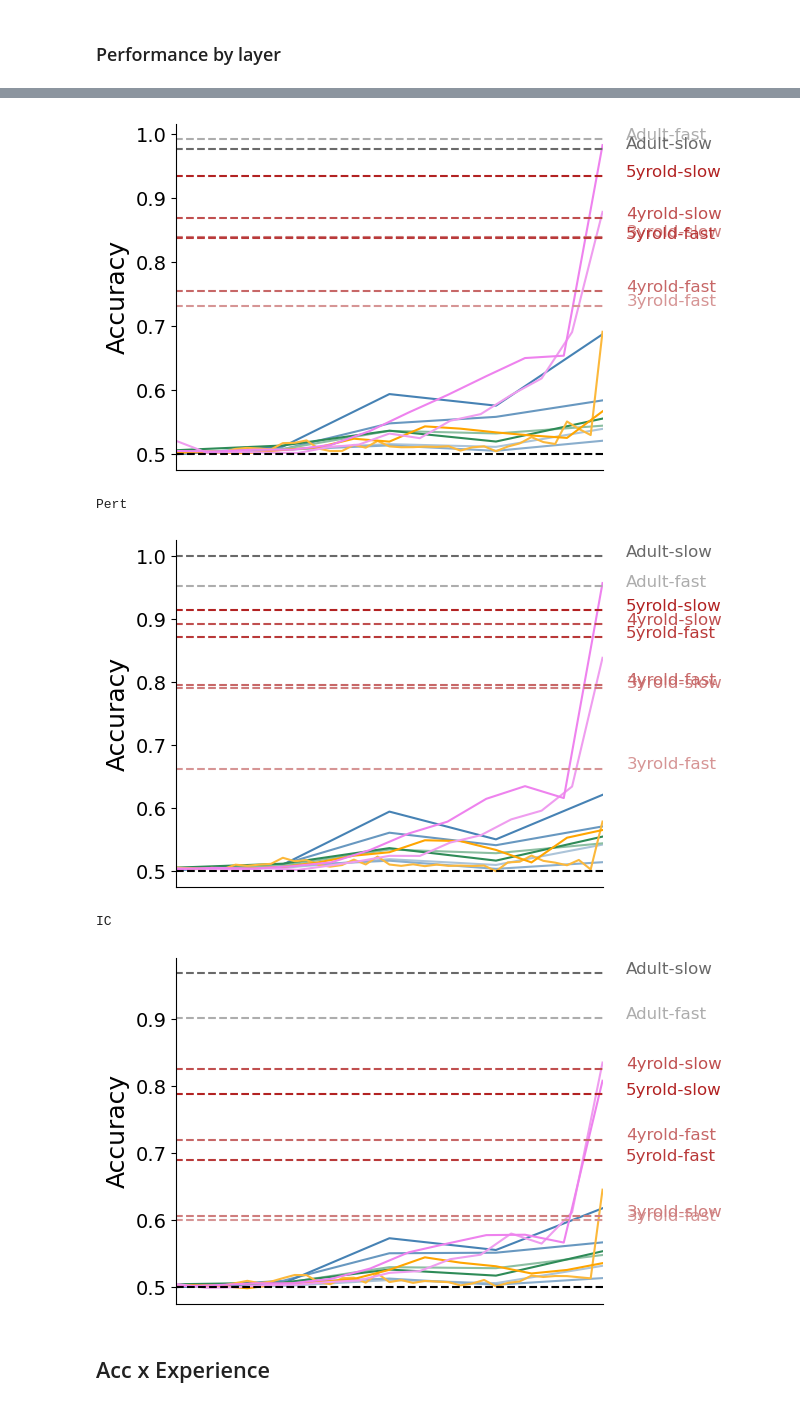
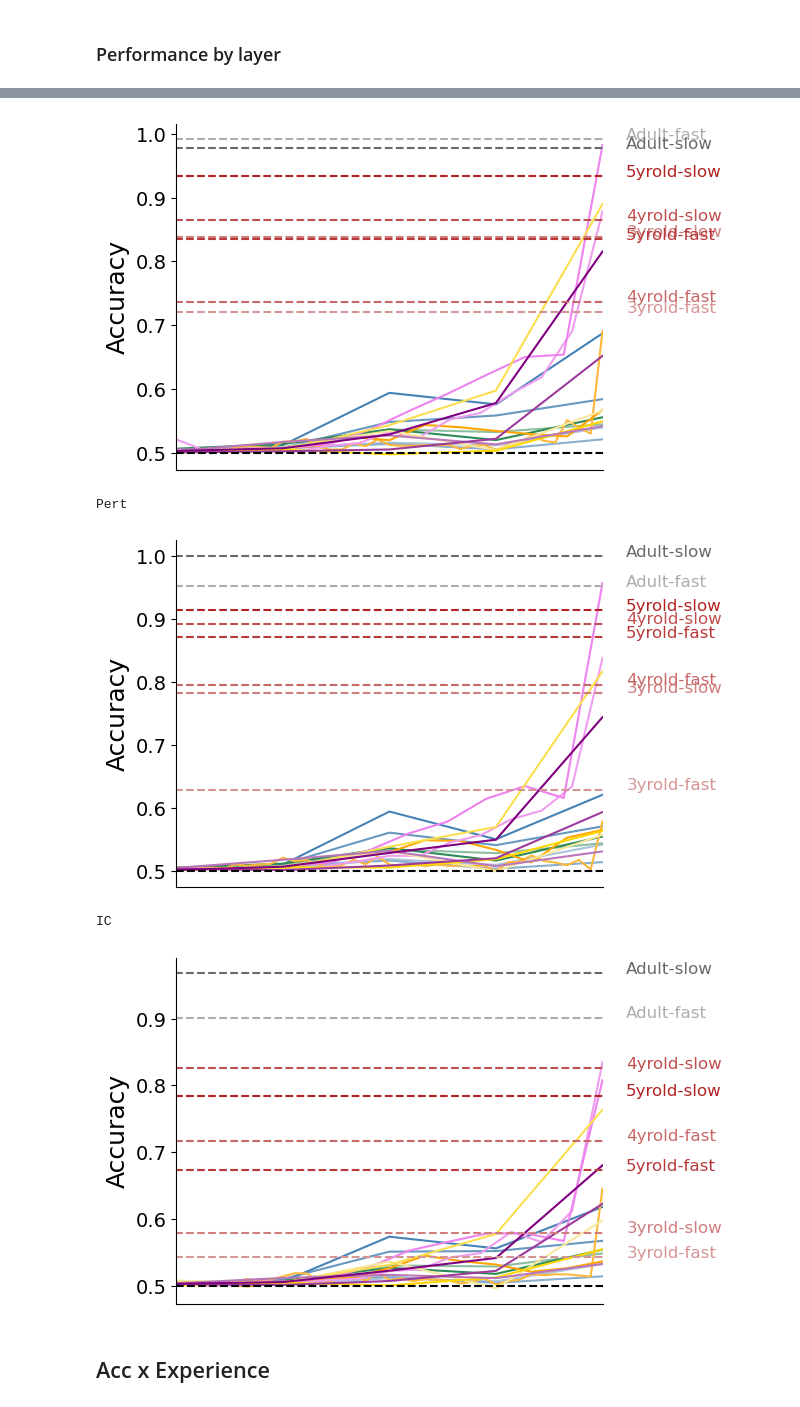
Before and after one commit to vayzenb/kornet, a Jupyter notebook: analyses/model_comparisons.ipynb, the cells around one changed output, grey strips where cells are left out. Cells and saved outputs as stored; diff of their text form; code cells hidden in the pictures.

```diff
--- a/analyses/model_comparisons.ipynb
+++ b/analyses/model_comparisons.ipynb
@@ -135,7 +135,7 @@ train_ns = [5, 10, 25, 50, 100, 150, 200, 250, 300]
 
 
 #load data
-sub_summary = pd.read_csv(f'{results_dir}/group_data/sub_summary_long_imputed_at_chance.csv')
+sub_summary = pd.read_csv(f'{results_dir}/group_data/sub_summary_long_impute_below_chance.csv')
 
 #load adult data
 sub_summary_adult = pd.read_csv(f'{results_dir}/group_data/sub_summary_adult.csv')
@@ -372,9 +372,7 @@ classifier = 'KNN'
 train_n = 150
 model_conds = ['Outline','Pert','IC']
 
-model_arch = ['vonenet_ff_ecoset','vonenet_ff_stylized-ecoset','vonenet_r_ecoset','vonenet_r_stylized-ecoset',
-              'SayCam', 'cvcl',
-                'convnext', 'vit','vit_dinov2', 'clip_vit']
+
                 #'resnet50', 'resnet50_21k','clip_resnet_15m', 'clip_resnet']
 all_colors = model_colors[0] + model_colors[1]
 
@@ -457,36 +455,36 @@ for cond in model_conds:
     for i in range(len(human_data)):
         ax.text(max_layer+2, human_data['acc'].values[i], human_data['model'].values[i], color = human_colors[i], fontsize = 12)
 
     #add dotted black line at .5
     ax.axhline(y=.5, color='black', linestyle='--')
 
 
     #set xlim at 1
     ax.set_xlim([1,max_layer])
 
     #remove x labels and title
     plt.tick_params(axis='x', which='both', bottom=False, top=False, labelbottom=False)
     ax.set_xlabel('')
     plt.tick_params(axis='y', labelsize=14)
 
     #remove right and top borders
     ax.spines['right'].set_visible(False)
     ax.spines['top'].set_visible(False)
 
     #set y label to Accuracy
     ax.set_ylabel('Accuracy', fontsize = 18)
 
     #save
     cond_name = cond_names[model_conds.index(cond)]
     plt.savefig(f'{fig_dir}/{cond_name}_layerwise{suf}.png', dpi = 300, bbox_inches = 'tight')
     plt.pause(.001)
 # %% [output]
 Outline
-[figure, old version]
+[figure, new version]
 Pert
-[figure, old version]
+[figure, new version]
 IC
-[figure, old version]
+[figure, new version]
 # %% [markdown]
 ## Acc x Experience
 # %%
```
Also changed, not shown: parts of 4 cells of this notebook, 28 other files.
